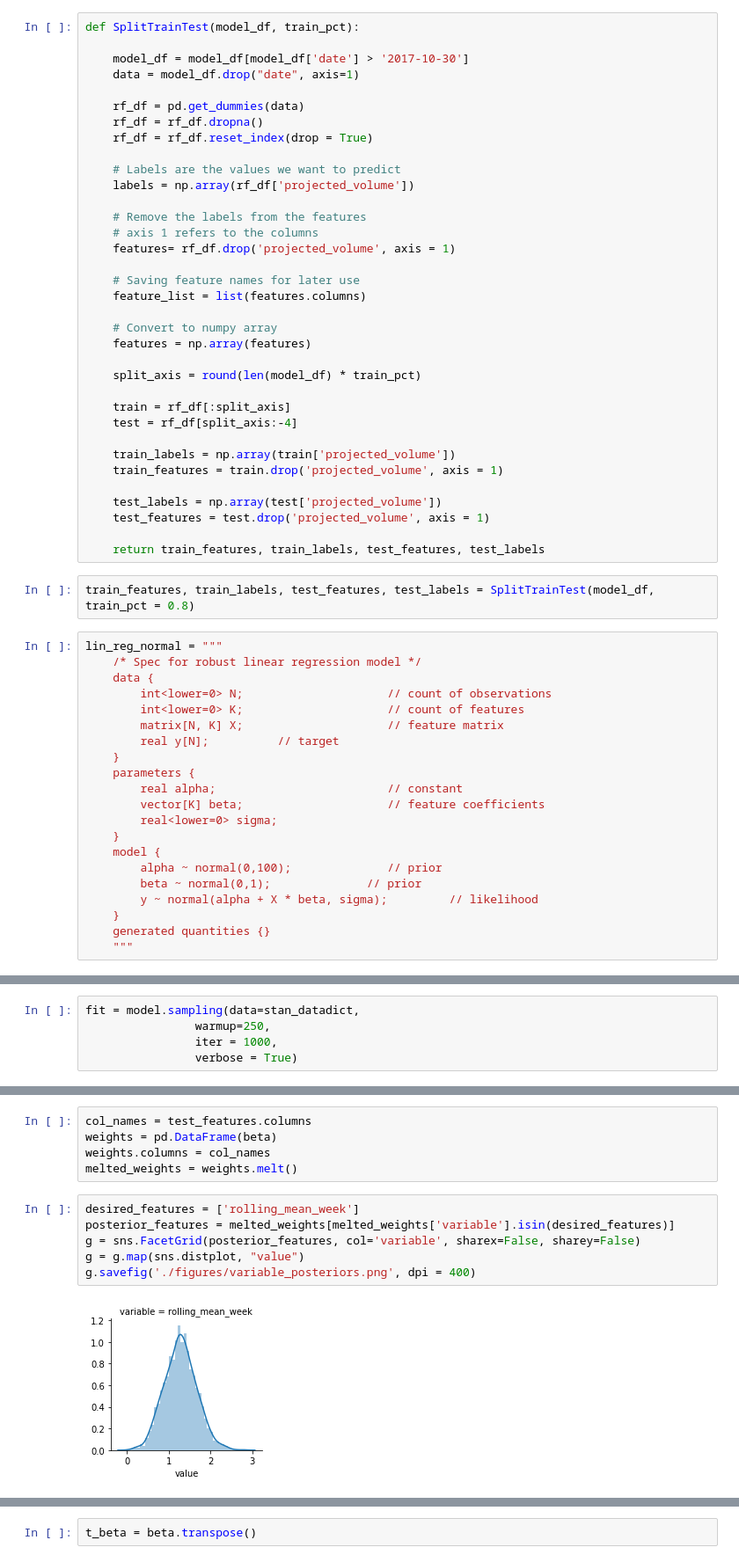
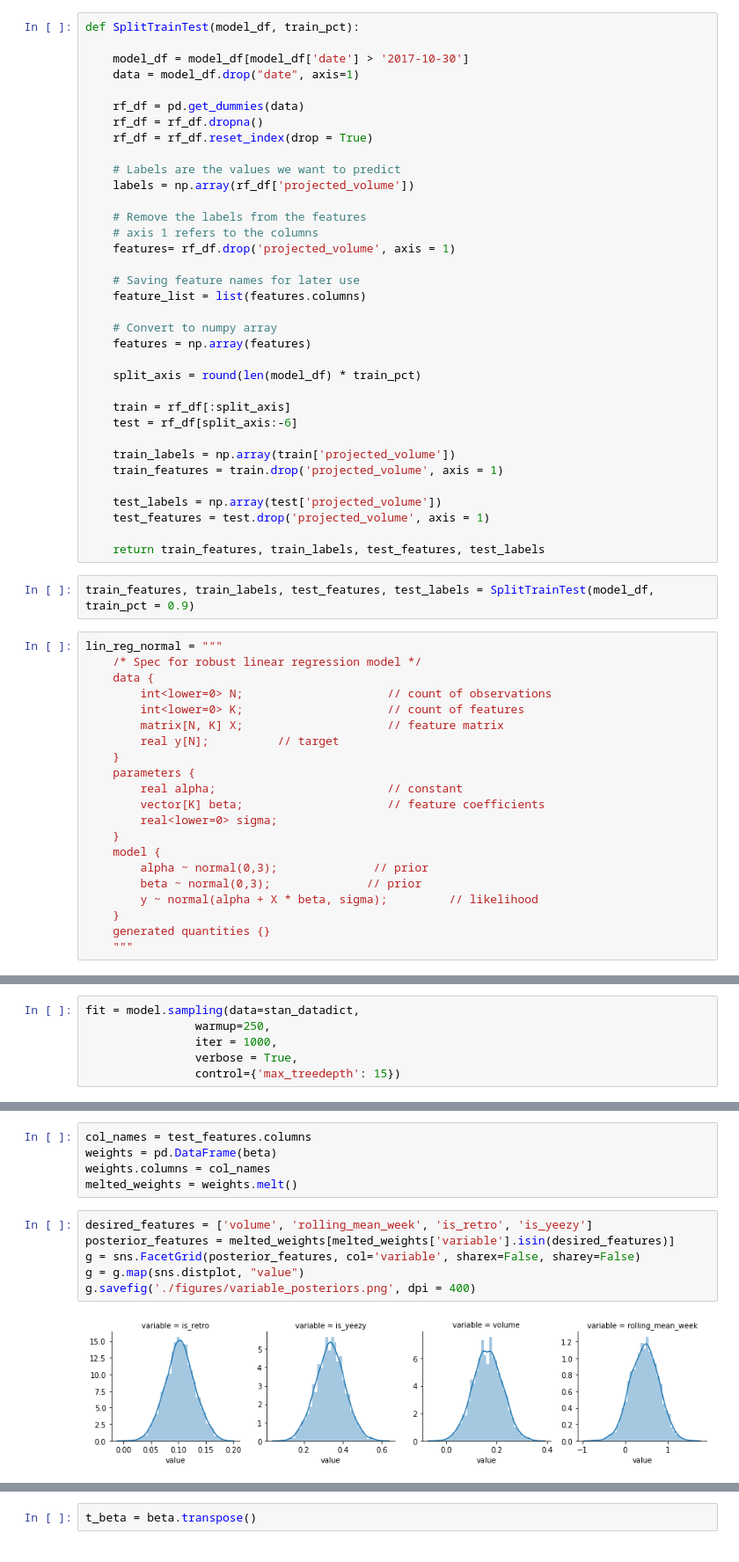
Before and after one commit to allenchng/solesupply, a Jupyter notebook: BayesianLinReg.ipynb, the cells around one changed output, grey strips where cells are left out. Shown at 88% size. Saved outputs shown, nothing was run; the diff lists cells and outputs as text.

```diff
--- a/BayesianLinReg.ipynb
+++ b/BayesianLinReg.ipynb
@@ -114,7 +186,7 @@ def SplitTrainTest(model_df, train_pct):
     split_axis = round(len(model_df) * train_pct)
 
     train = rf_df[:split_axis]
-    test = rf_df[split_axis:-4]
+    test = rf_df[split_axis:-6]
 
     train_labels = np.array(train['projected_volume'])
     train_features = train.drop('projected_volume', axis = 1)
@@ -124,7 +196,7 @@ def SplitTrainTest(model_df, train_pct):
 
     return train_features, train_labels, test_features, test_labels
 # %%
-train_features, train_labels, test_features, test_labels = SplitTrainTest(model_df, train_pct = 0.8)
+train_features, train_labels, test_features, test_labels = SplitTrainTest(model_df, train_pct = 0.9)
 # %%
 lin_reg_normal = """
     /* Spec for robust linear regression model */
@@ -140,8 +212,8 @@ lin_reg_normal = """
         real<lower=0> sigma;
     }
     model {
-        alpha ~ normal(0,100);              // prior
-        beta ~ normal(0,1);              // prior
+        alpha ~ normal(0,3);              // prior
+        beta ~ normal(0,3);              // prior
         y ~ normal(alpha + X * beta, sigma);         // likelihood
     }
     generated quantities {}
@@ -162,4 +232,5 @@ INFO:pystan:COMPILING THE C++ CODE FOR MODEL anon_model_7128a9b6e5211721054f8e07
 fit = model.sampling(data=stan_datadict,
                 warmup=250,
                 iter = 1000,
-                verbose = True)
+                verbose = True,
+                control={'max_treedepth': 15})
@@ -235,11 +324,11 @@ weights = pd.DataFrame(beta)
 weights.columns = col_names
 melted_weights = weights.melt()
 # %%
-desired_features = ['rolling_mean_week']
+desired_features = ['volume', 'rolling_mean_week', 'is_retro', 'is_yeezy']
 posterior_features = melted_weights[melted_weights['variable'].isin(desired_features)]
 g = sns.FacetGrid(posterior_features, col='variable', sharex=False, sharey=False)
 g = g.map(sns.distplot, "value")
 g.savefig('./figures/variable_posteriors.png', dpi = 400)
 # %% [output]
-[figure, old version]
+[figure, new version]
 # %%
```
Also changed, not shown: parts of 50 cells of this notebook, 1 other file.
